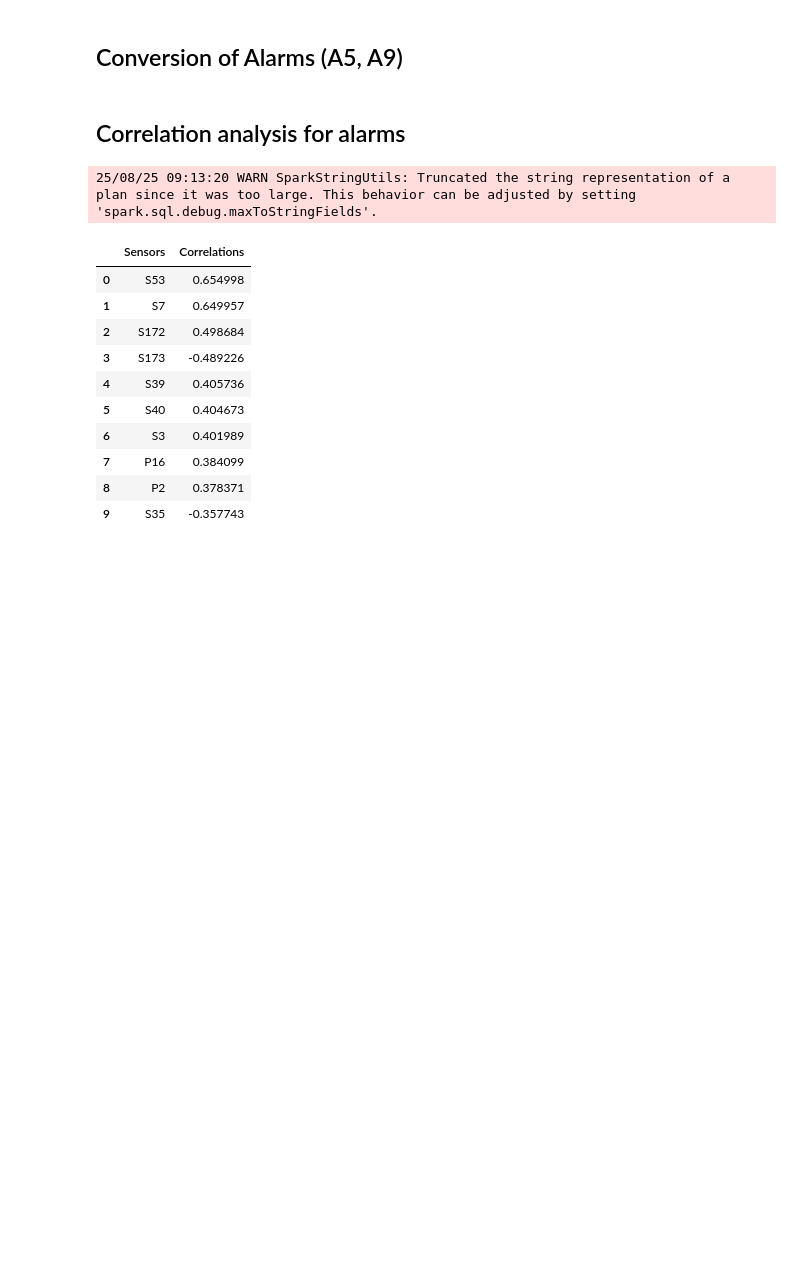
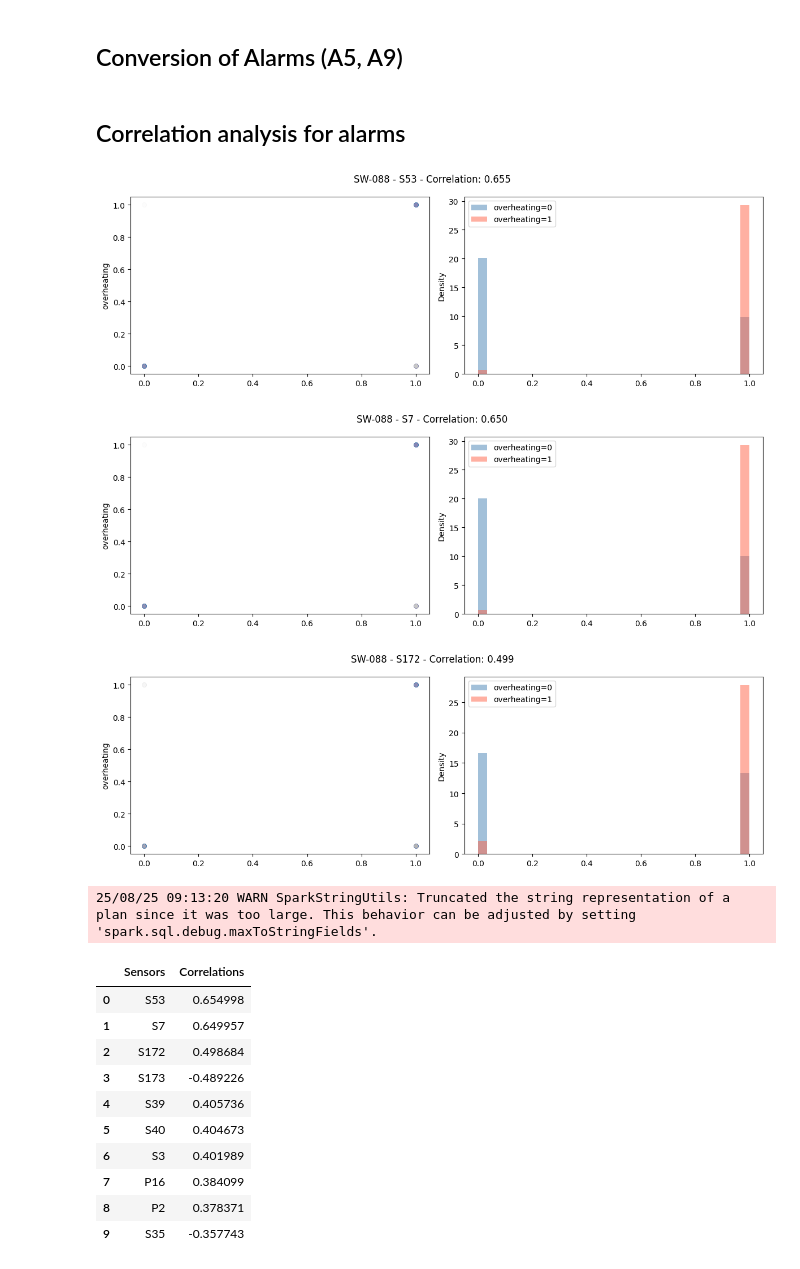
Before and after one commit to RaffaeleSabatini/MAPD2025_proj3, a Jupyter notebook: Group04.ipynb, the cells around one changed output. Drawn from its saved outputs; the diff is of its cells as text; code cells hidden in the pictures; blank space fills up the shorter version.

```diff
--- a/Group04.ipynb
+++ b/Group04.ipynb
@@ -967,10 +967,14 @@ list_df_alarms['SW-088'].where( col("overheating") == 1 ).show(10)
 # top_alarm_corr = alarm_corr.head(3)['Sensors'].tolist()
 # plot_correlations(df_final_088, 'overheating', top_alarm_corr, alarm_corr, 'SW-088')
 # %%
-# #DOCKER PER MARCO
-# alarm_corr = correlations(df_final_088, useful_sensors, 'predictive_overheating')
-# top_alarm_corr = alarm_corr.head(3)['Sensors'].tolist()
-# plot_correlations(df_final_088, 'predictive_overheating', top_alarm_corr, alarm_corr, 'SW-088')
+#DOCKER PER MARCO
+alarm_corr = correlations(df_final_088, useful_sensors, 'overheating')
+top_alarm_corr = alarm_corr.head(3)['Sensors'].tolist()
+plot_correlations(df_final_088, 'overheating', top_alarm_corr, alarm_corr, 'SW-088')
+# %% [output]
+[figure, added]
+[figure, added]
+[figure, added]
 # %%
 hw_to_inspect = 'SW-088'
 alarm_corr = correlations(list_df_final[hw_to_inspect], useful_sensors, 'overheating')
```
Also changed, not shown: parts of 13 cells of this notebook.
